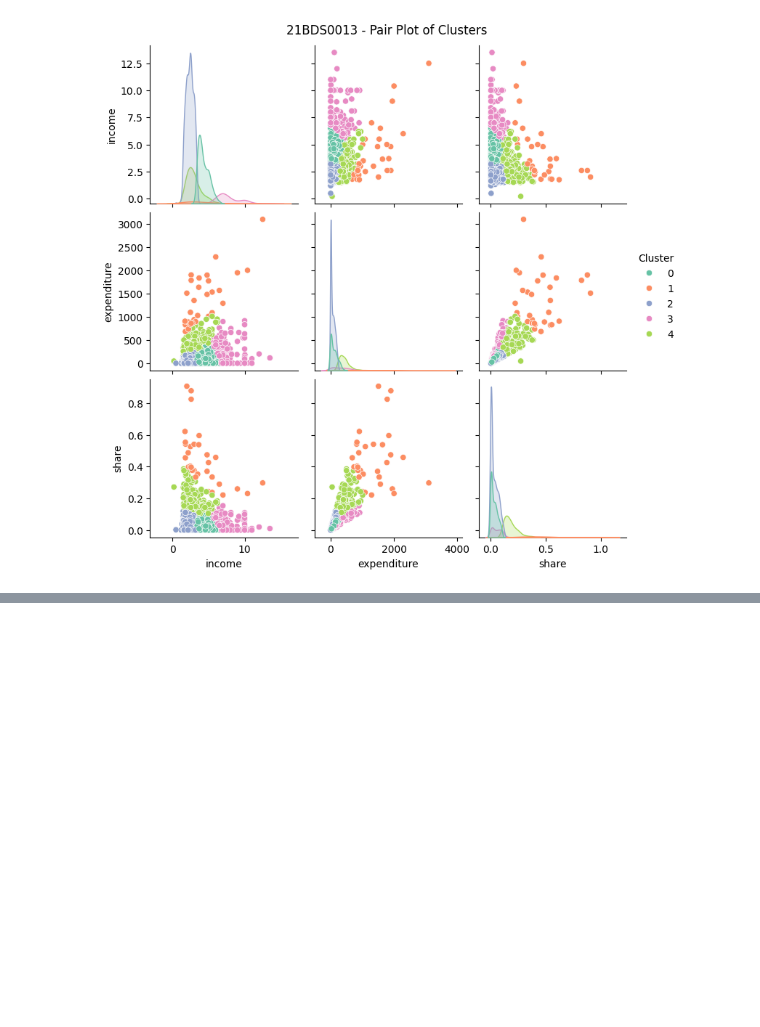
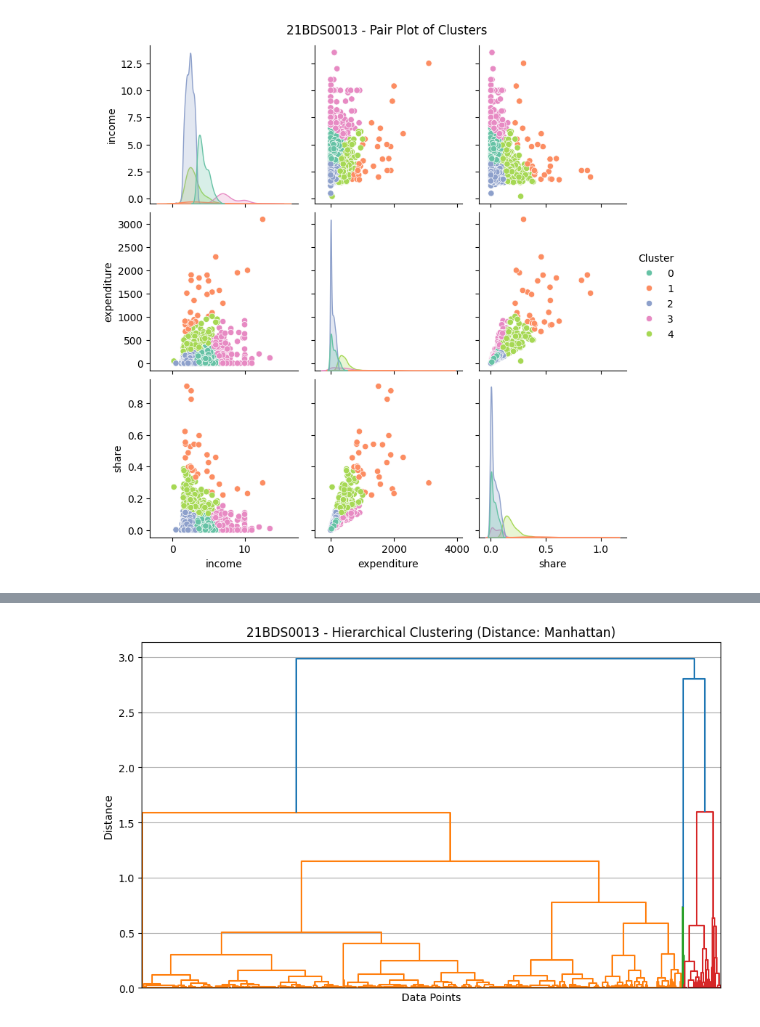
Before and after one commit to harshrjain/EDA, a Jupyter notebook: 21BDS0013.ipynb, the cells around one changed output, grey strips where cells are left out. Saved outputs shown, nothing was run; the diff lists cells and outputs as text; code cells hidden in the pictures; blank space fills up the shorter version.

```diff
--- a/21BDS0013.ipynb
+++ b/21BDS0013.ipynb
@@ -769,0 +805,14 @@ plt.show()
+# %%
+#7. Hierarchical Clustering with Manhattan Distance
+manhattan_dist = pdist(income_scaled, metric='cityblock')
+Z_manhattan = linkage(manhattan_dist, method='average')
+
+plt.figure(figsize=(10, 6))
+dendrogram(Z_manhattan, no_labels=True)
+plt.title("21BDS0013 - Hierarchical Clustering (Distance: Manhattan)")
+plt.xlabel("Data Points")
+plt.ylabel("Distance")
+plt.grid(True)
+plt.show()
+# %% [output]
+[figure, added]
```
Also changed, not shown: parts of 9 cells of this notebook.
